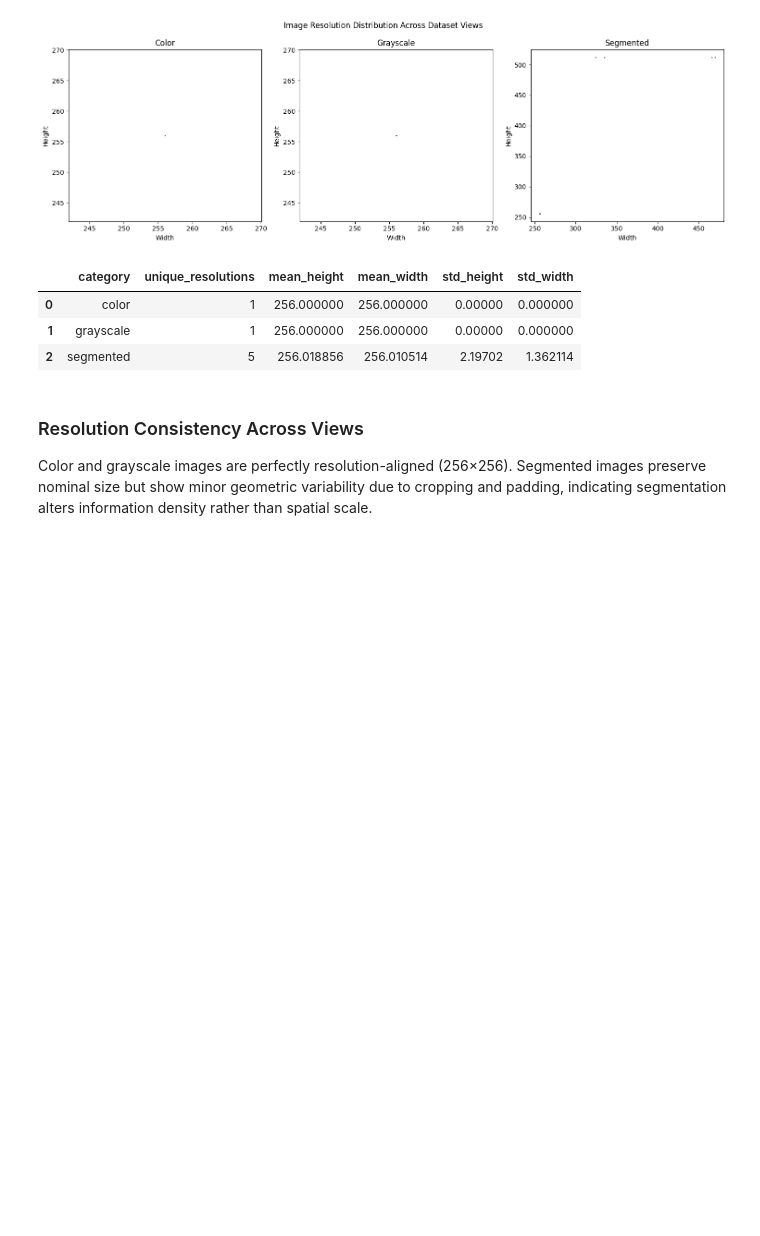
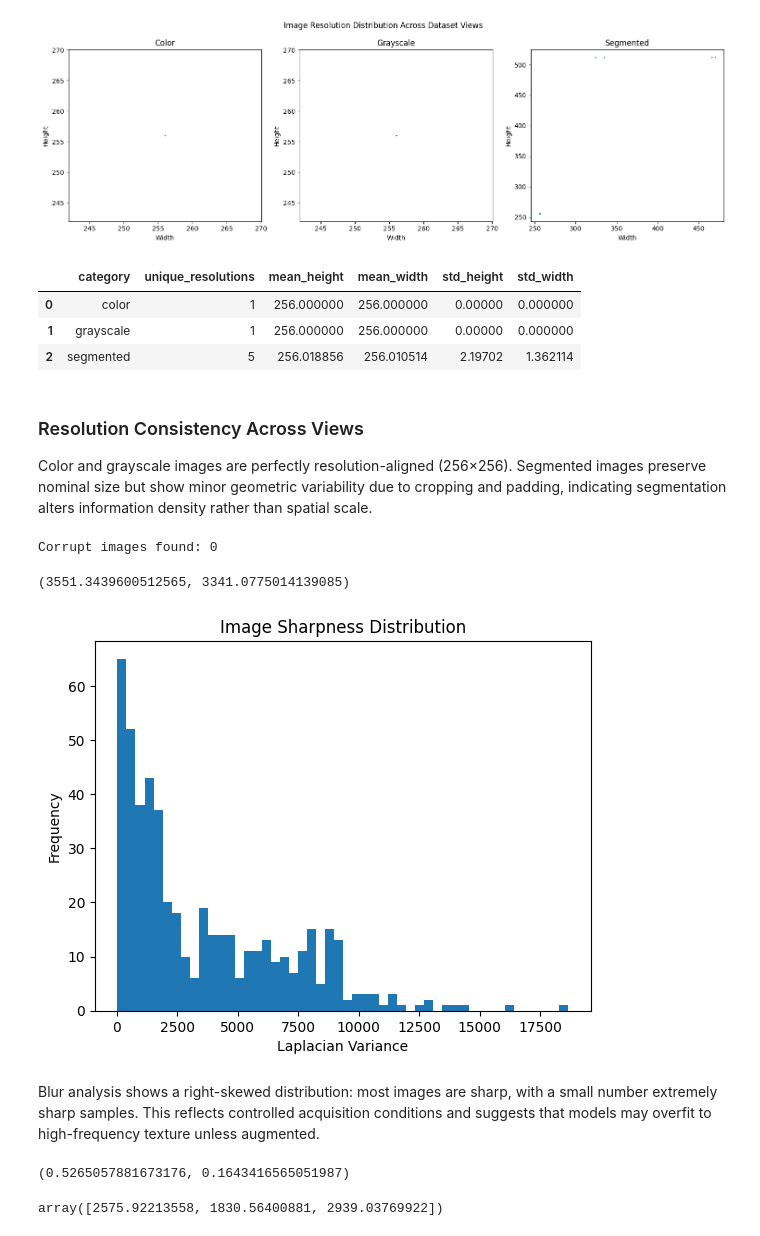
Before and after one commit to RedApple75/WIDS-5.0, a Jupyter notebook: plant_EDA.ipynb, the cells around one changed output. Cells and saved outputs as stored; diff of their text form; code cells hidden in the pictures; blank space fills up the shorter version.

Commit message:
Blur analysis added

```diff
--- a/plant_EDA.ipynb
+++ b/plant_EDA.ipynb
@@ -268,3 +268,80 @@ pd.DataFrame(summary)
 # %% [markdown]
 ### Resolution Consistency Across Views
 Color and grayscale images are perfectly resolution-aligned (256×256). Segmented images preserve nominal size but show minor geometric variability due to cropping and padding, indicating segmentation alters information density rather than spatial scale.
+# %%
+from PIL import Image
+import os
+
+bad_images = []
+
+for cls, path in directories.items():
+    for f in os.listdir(path)[:200]:  # sample
+        try:
+            Image.open(os.path.join(path, f)).verify()
+        except:
+            bad_images.append((cls, f))
+
+print("Corrupt images found:", len(bad_images))
+# %% [output]
+Corrupt images found: 0
+# %%
+import cv2
+import numpy as np
+
+def blur_score(img_path):
+    img = cv2.imread(img_path, cv2.IMREAD_GRAYSCALE)
+    return cv2.Laplacian(img, cv2.CV_64F).var()
+
+blur_scores = []
+
+for cls, path in list(directories.items())[:10]:  # sample classes
+    for f in os.listdir(path)[:50]:
+        blur_scores.append(blur_score(os.path.join(path, f)))
+
+np.mean(blur_scores), np.std(blur_scores)
+Corrupt images found: 0
+# %% [output]
+(3551.3439600512565, 3341.0775014139085)
+# %%
+import matplotlib.pyplot as plt
+plt.hist(blur_scores, bins=50)
+plt.title("Image Sharpness Distribution")
+plt.xlabel("Laplacian Variance")
+plt.ylabel("Frequency")
+plt.show()
+# %% [output]
+[figure, added]
+# %% [markdown]
+Blur analysis shows a right-skewed distribution: most images are sharp, with a small number extremely sharp samples. This reflects controlled acquisition conditions and suggests that models may overfit to high-frequency texture unless augmented.
+# %%
+def non_black_ratio(img_path):
+    img = np.array(Image.open(img_path))
+    return np.count_nonzero(img) / img.size
+
+ratios = []
+
+seg_base = '/kaggle/input/plantvillage-dataset/segmented'
+
+for cls in os.listdir(seg_base):
+    cls_path = os.path.join(seg_base, cls)
+    for f in os.listdir(cls_path)[:50]:
+        ratios.append(non_black_ratio(os.path.join(cls_path, f)))
+
+np.mean(ratios), np.std(ratios)
+# %% [output]
+(0.5265057881673176, 0.1643416565051987)
+# %%
+def rgb_variance(img_path):
+    img = np.array(Image.open(img_path))
+    return img[:,:,0].var(), img[:,:,1].var(), img[:,:,2].var()
+
+variances = []
+
+for cls in ['Apple___healthy', 'Apple___Black_rot']:
+    path = directories[cls]
+    for f in os.listdir(path)[:50]:
+        variances.append(rgb_variance(os.path.join(path, f)))
+
+np.mean(variances, axis=0)
+# %% [output]
+array([2575.92213558, 1830.56400881, 2939.03769922])
```
Also changed, not shown: parts of 1 cell of this notebook.
